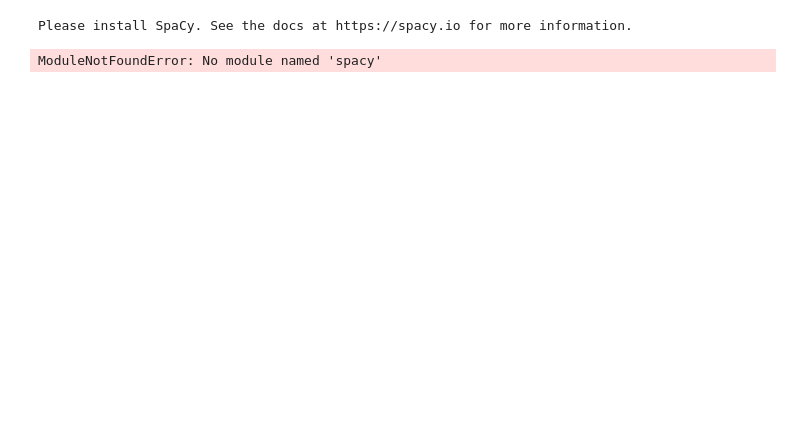
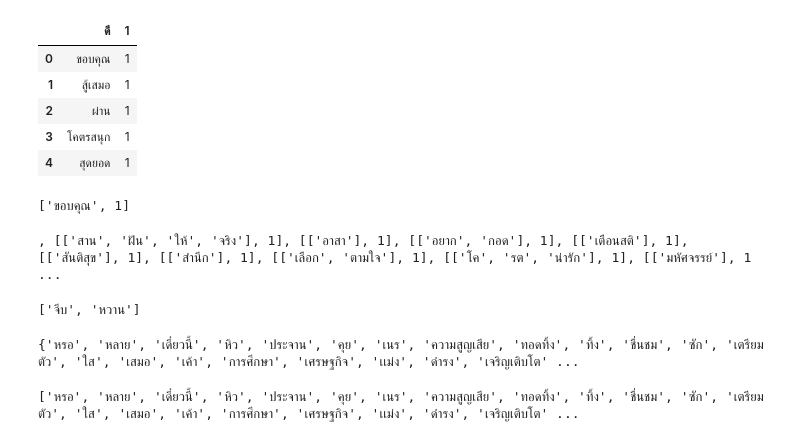
Before and after one commit to MartRider/Test-NLP, a Jupyter notebook: ml_pytorch.ipynb, the cells around one changed output. Cells and saved outputs as stored; diff of their text form; code cells hidden in the pictures; blank space fills up the shorter version.

Commit message:
Up date word to tensor

```diff
--- a/ml_pytorch.ipynb
+++ b/ml_pytorch.ipynb
@@ -5,5 +0,0 @@ from torchtext import data
-# %%
-train_data, test_data
-# %% [output]
-Please install SpaCy. See the docs at https://spacy.io for more information.
-ModuleNotFoundError: No module named 'spacy'
@@ -9,0 +18,47 @@ ModuleNotFoundError: No module named 'spacy'
+# %%
+word_file = pd.read_csv("รวมคำ.csv")
+# %%
+word_file.head()
+# %% [output]
+|  | ดี | 1 |
+| 0 | ขอบคุณ | 1 |
+| 1 | สู้เสมอ | 1 |
+| 2 | ผ่าน | 1 |
+| 3 | โคตรสนุก | 1 |
+| 4 | สุดยอด | 1 |
+# %%
+word_list = word_file.values.tolist()
+
+print(word_list[0])
+# %% [output]
+['ขอบคุณ', 1]
+# %%
+new_word_list = []
+
+for a_list in word_list:
+    new_list = word_tokenize(a_list[0])
+    label_list = [new_list, a_list[1]]
+    new_word_list.append(label_list)
+
+print(new_word_list)
+# %% [output]
+, [['สาน', 'ฝัน', 'ให้', 'จริง'], 1], [['อาสา'], 1], [['อยาก', 'กอด'], 1], [['เตือนสติ'], 1], [['สันติสุข'], 1], [['สำนึก'], 1], [['เลือก', 'ตามใจ'], 1], [['โค', 'รต', 'น่ารัก'], 1], [['มหัศจรรย์'], 1 ...
+# %%
+new_word_list[234][0]
+# %% [output]
+['จีบ', 'หวาน']
+# %%
+word_set = set()
+
+for a_list in new_word_list:
+    word_set.update(a_list[0])
+
+print(word_set)
+# %% [output]
+{'หรอ', 'หลาย', 'เดี๋ยวนี้', 'หิว', 'ประจาน', 'คุย', 'เนร', 'ความสูญเสีย', 'ทอดทิ้ง', 'ทิ้ง', 'ชื่นชม', 'ซัก', 'เตรียมตัว', 'ใส', 'เสมอ', 'เค้า', 'การศึกษา', 'เศรษฐกิจ', 'เเม่ง', 'ดำรง', 'เจริญเติบโต' ...
+# %%
+word_set_to_list = list(word_set)
+
+print(word_set_to_list)
+# %% [output]
+['หรอ', 'หลาย', 'เดี๋ยวนี้', 'หิว', 'ประจาน', 'คุย', 'เนร', 'ความสูญเสีย', 'ทอดทิ้ง', 'ทิ้ง', 'ชื่นชม', 'ซัก', 'เตรียมตัว', 'ใส', 'เสมอ', 'เค้า', 'การศึกษา', 'เศรษฐกิจ', 'เเม่ง', 'ดำรง', 'เจริญเติบโต' ...
```
Also changed, not shown: parts of 24 cells of this notebook, 6 other files.
